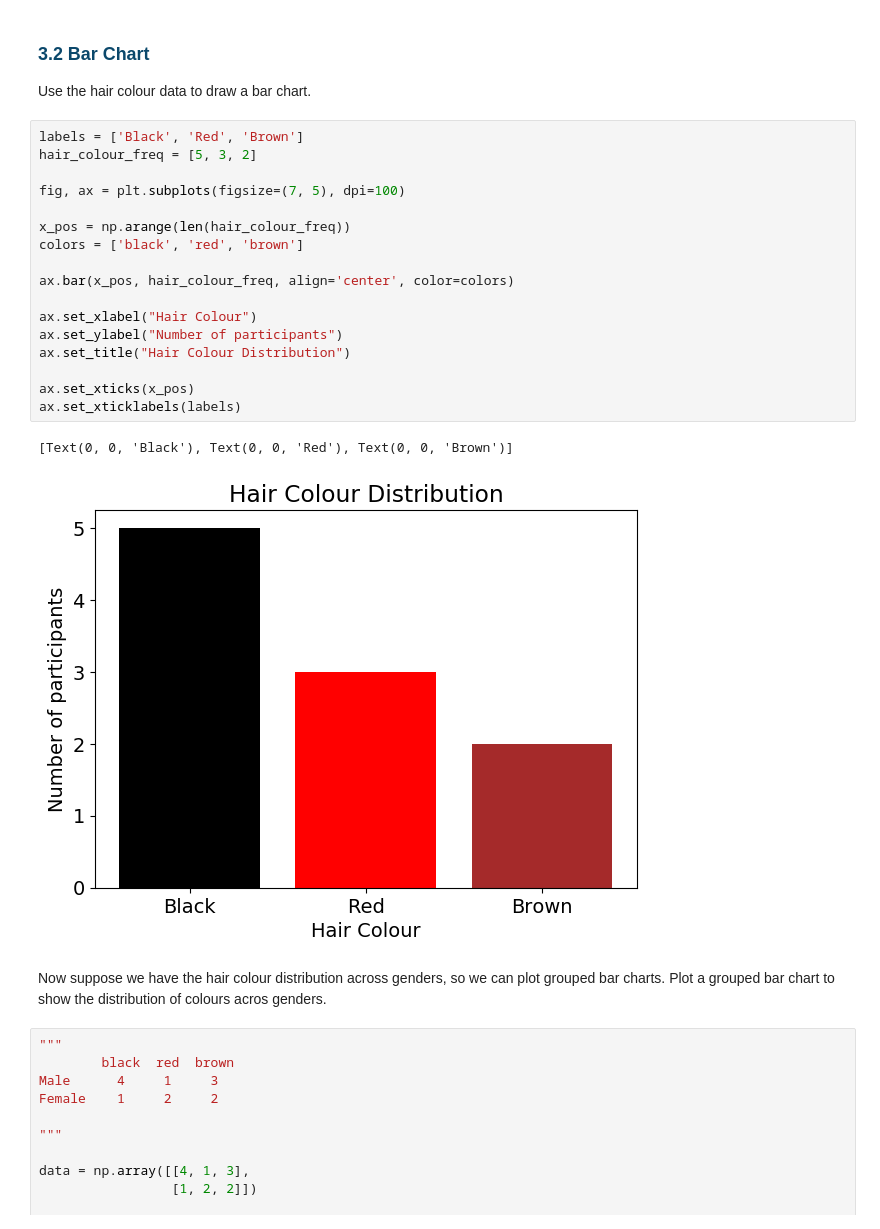
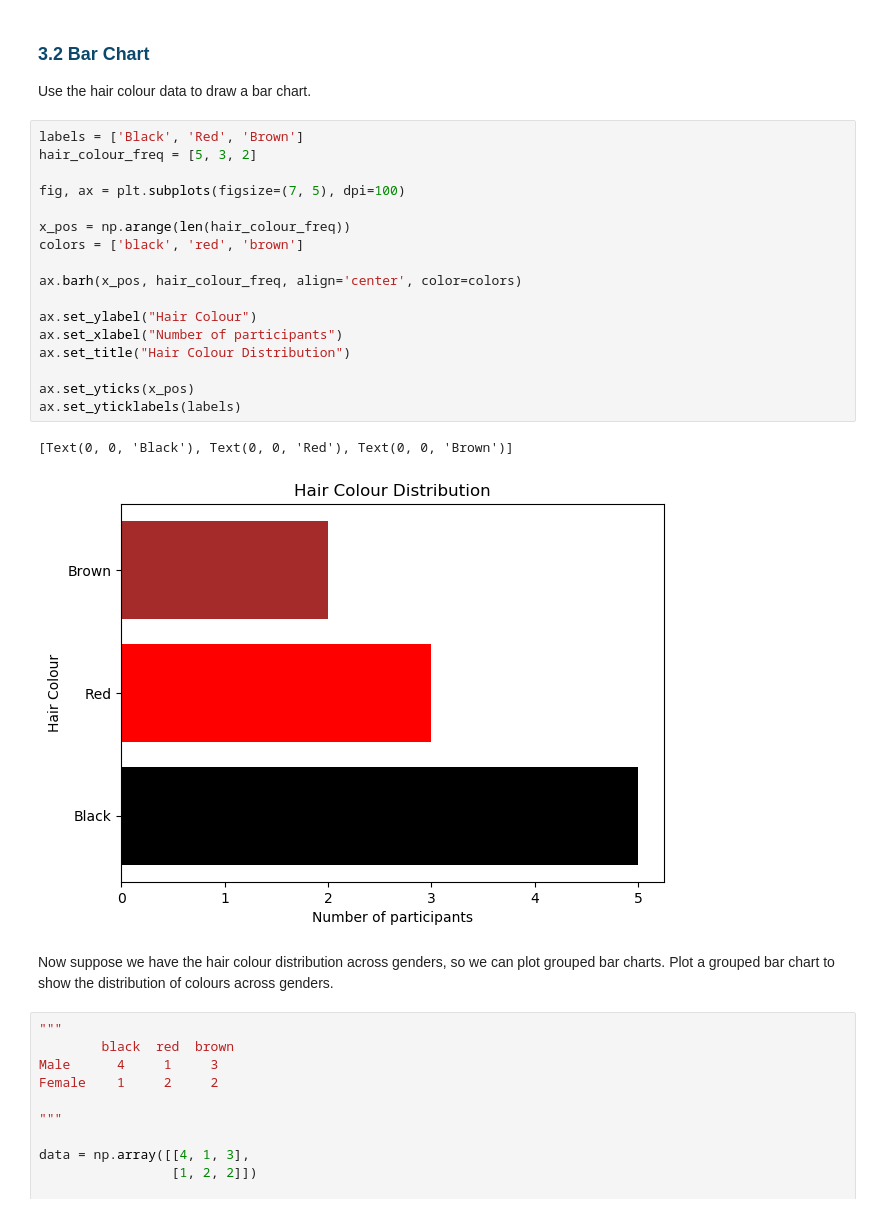
Before and after one commit to gaoshangdeakin/SIT384-Jupyter, a Jupyter notebook: SIT384P04A-Matplotlib Plot.ipynb, the cells around one changed output. Cells and saved outputs as stored; diff of their text form.

```diff
--- a/SIT384P04A-Matplotlib Plot.ipynb
+++ b/SIT384P04A-Matplotlib Plot.ipynb
@@ -463,25 +462,25 @@ Use the hair colour data to draw a bar chart.
 # %%
 labels = ['Black', 'Red', 'Brown']
 hair_colour_freq = [5, 3, 2]
 
 fig, ax = plt.subplots(figsize=(7, 5), dpi=100)
 
 x_pos = np.arange(len(hair_colour_freq))
 colors = ['black', 'red', 'brown']
 
-ax.bar(x_pos, hair_colour_freq, align='center', color=colors)
+ax.barh(x_pos, hair_colour_freq, align='center', color=colors)
 
-ax.set_xlabel("Hair Colour")
-ax.set_ylabel("Number of participants")
+ax.set_ylabel("Hair Colour")
+ax.set_xlabel("Number of participants")
 ax.set_title("Hair Colour Distribution")
 
-ax.set_xticks(x_pos)
-ax.set_xticklabels(labels)
+ax.set_yticks(x_pos)
+ax.set_yticklabels(labels)
 # %% [output]
 [Text(0, 0, 'Black'), Text(0, 0, 'Red'), Text(0, 0, 'Brown')]
-[figure, old version]
+[figure, new version]
 # %% [markdown]
-Now suppose we have the hair colour distribution across genders, so we can plot grouped bar charts. Plot a grouped bar chart to show the distribution of colours acros genders.
+Now suppose we have the hair colour distribution across genders, so we can plot grouped bar charts. Plot a grouped bar chart to show the distribution of colours across genders.
 # %%
 """
         black  red  brown
```
Also changed, not shown: parts of 13 cells of this notebook.
